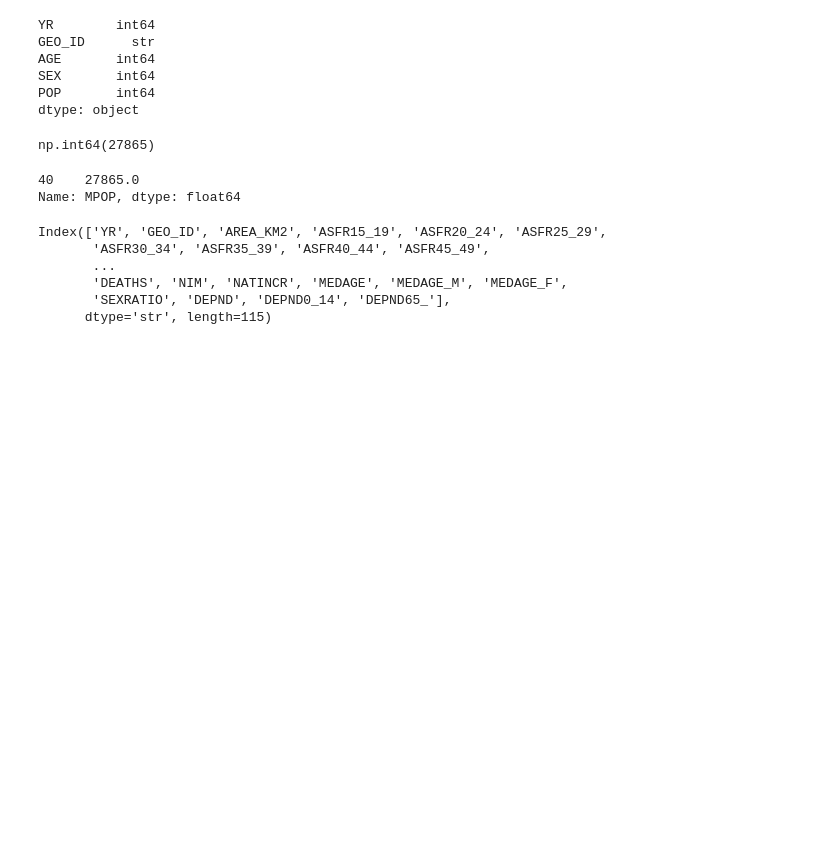
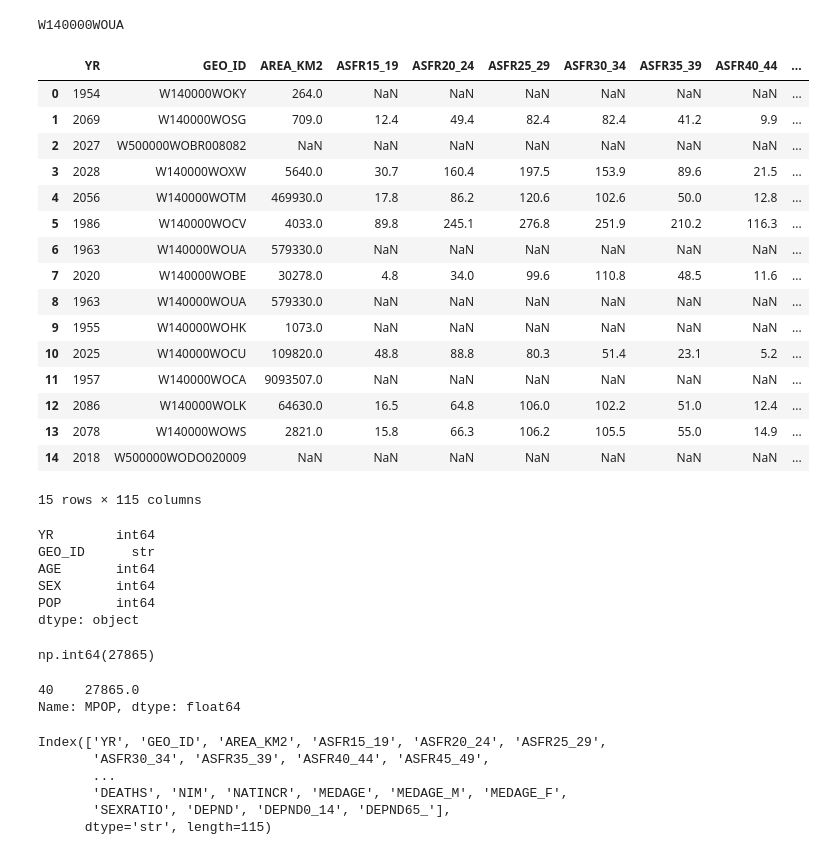
Before and after one commit to Flx232/Census-Dashboard, a Jupyter notebook: exploratory.ipynb, the cells around one changed output. Cells and saved outputs as stored; diff of their text form; code cells hidden in the pictures; blank space fills up the shorter version.

Commit message:
Finished CountryETL and pytest

```diff
--- a/exploratory.ipynb
+++ b/exploratory.ipynb
@@ -3,3 +6,30 @@ import pandas as pd
 # %%
-idb5yr = pd.read_csv('idb5yr.csv')
+idb5yr = pd.read_csv('data/idb5yr.csv')
+# %%
+country_id = idb5yr[idb5yr['GEO_ID'].str[:3] == 'W14'].sample(12, random_state = 100)
+region_id = idb5yr[idb5yr['GEO_ID'].str[:3] != 'W14'].sample(2, random_state = 100)
+dup_id = country_id['GEO_ID'].sample(1, random_state=100).iloc[0]
+print(dup_id)
+dup_rows = country_id[country_id['GEO_ID'] == dup_id].sample(1, random_state=69)
+mock = pd.concat([country_id, region_id, dup_rows])
+mock.sample(frac=1, random_state=60).reset_index(drop=True)
+# %% [output]
+W140000WOUA
+|  | YR | GEO_ID | AREA_KM2 | ASFR15_19 | ASFR20_24 | ASFR25_29 | ASFR30_34 | ASFR35_39 | ASFR40_44 | ... |
+| 0 | 1954 | W140000WOKY | 264.0 | NaN | NaN | NaN | NaN | NaN | NaN | ... |
+| 1 | 2069 | W140000WOSG | 709.0 | 12.4 | 49.4 | 82.4 | 82.4 | 41.2 | 9.9 | ... |
+| 2 | 2027 | W500000WOBR008082 | NaN | NaN | NaN | NaN | NaN | NaN | NaN | ... |
+| 3 | 2028 | W140000WOXW | 5640.0 | 30.7 | 160.4 | 197.5 | 153.9 | 89.6 | 21.5 | ... |
+| 4 | 2056 | W140000WOTM | 469930.0 | 17.8 | 86.2 | 120.6 | 102.6 | 50.0 | 12.8 | ... |
+| 5 | 1986 | W140000WOCV | 4033.0 | 89.8 | 245.1 | 276.8 | 251.9 | 210.2 | 116.3 | ... |
+| 6 | 1963 | W140000WOUA | 579330.0 | NaN | NaN | NaN | NaN | NaN | NaN | ... |
+| 7 | 2020 | W140000WOBE | 30278.0 | 4.8 | 34.0 | 99.6 | 110.8 | 48.5 | 11.6 | ... |
+| 8 | 1963 | W140000WOUA | 579330.0 | NaN | NaN | NaN | NaN | NaN | NaN | ... |
+| 9 | 1955 | W140000WOHK | 1073.0 | NaN | NaN | NaN | NaN | NaN | NaN | ... |
+| 10 | 2025 | W140000WOCU | 109820.0 | 48.8 | 88.8 | 80.3 | 51.4 | 23.1 | 5.2 | ... |
+| 11 | 1957 | W140000WOCA | 9093507.0 | NaN | NaN | NaN | NaN | NaN | NaN | ... |
+| 12 | 2086 | W140000WOLK | 64630.0 | 16.5 | 64.8 | 106.0 | 102.2 | 51.0 | 12.4 | ... |
+| 13 | 2078 | W140000WOWS | 2821.0 | 15.8 | 66.3 | 106.2 | 105.5 | 55.0 | 14.9 | ... |
+| 14 | 2018 | W500000WODO020009 | NaN | NaN | NaN | NaN | NaN | NaN | NaN | ... |
+15 rows × 115 columns
 # %%
```
Also changed, not shown: parts of 21 cells of this notebook, 5 other files.
